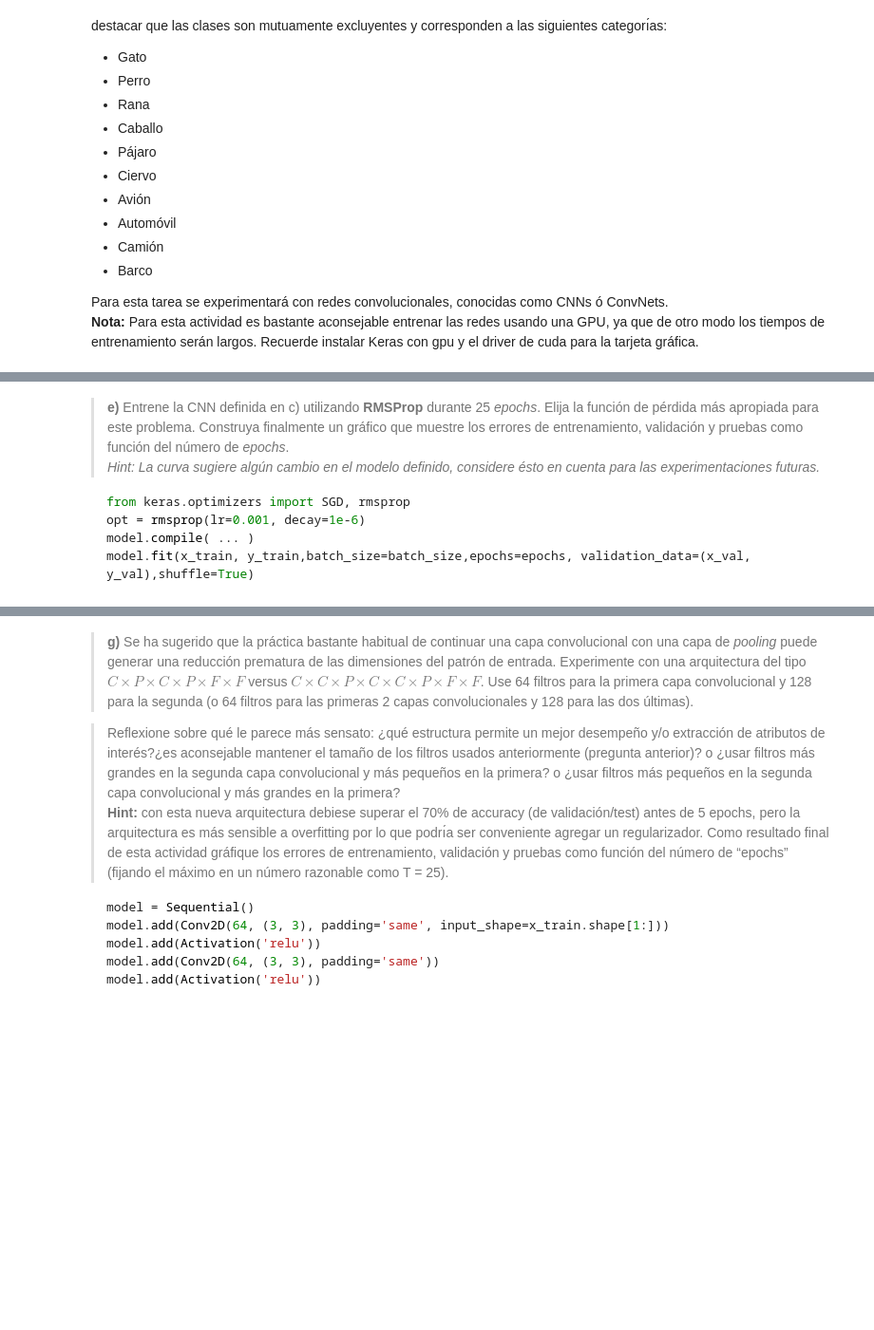
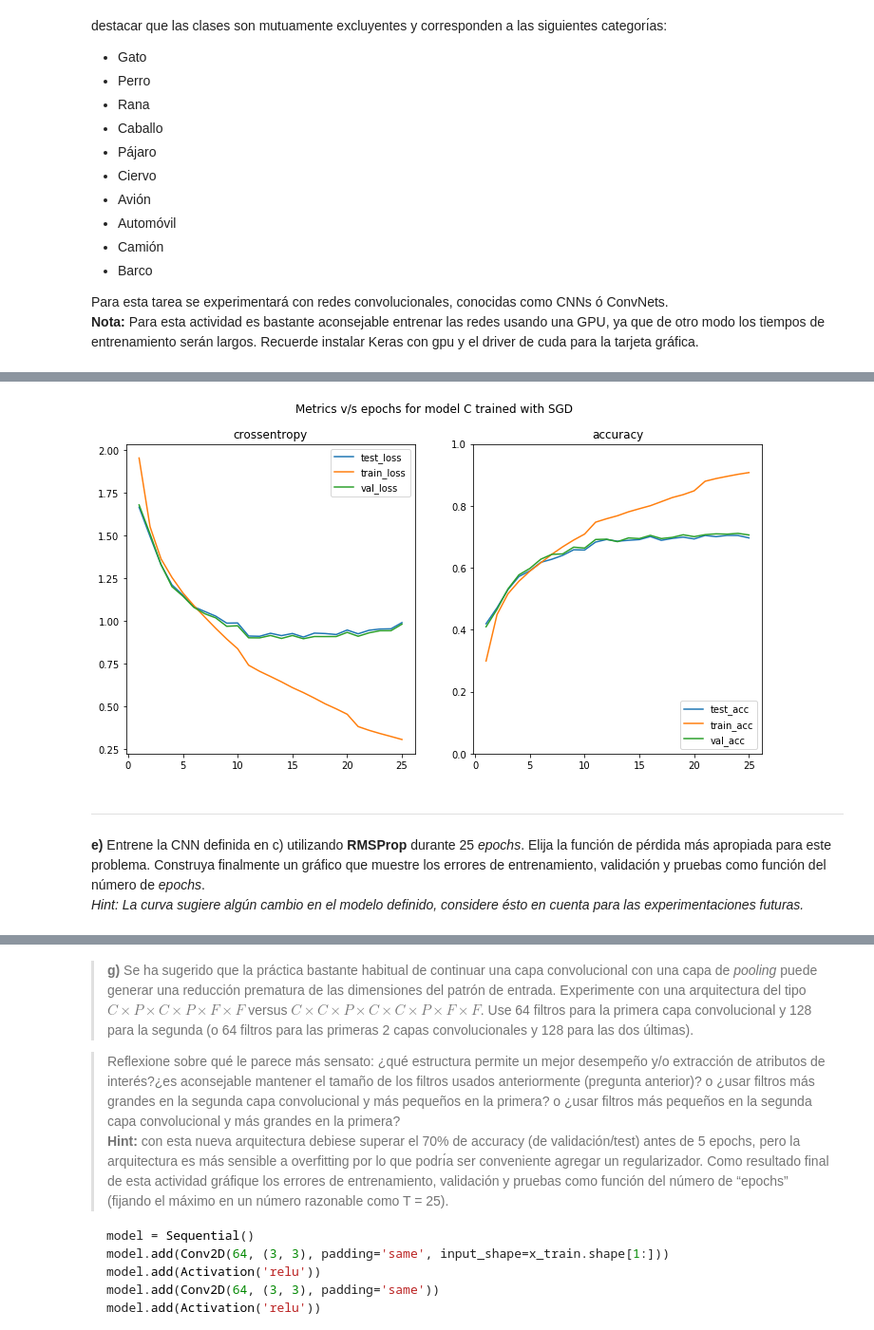
Before and after one commit to Autopawn/ann-tarea2, a Jupyter notebook: tarea2_parte1.ipynb, the cells around one changed output, grey strips where cells are left out. Shown: that part at 95% size. Saved outputs shown, nothing was run; the diff lists cells and outputs as text; code cells hidden in the pictures; blank space fills up the shorter version.

Commit message:
Donde up to 1e, and visualization.

````diff
--- a/tarea2_parte1.ipynb
+++ b/tarea2_parte1.ipynb
@@ -85,0 +161,36 @@ model.fit(x_train, y_train,batch_size=batch_size,epochs=epochs, validation_data=
+# %%
+# Callback for calculating and saving model evaluations
+class LossHistory(keras.callbacks.Callback):
+    def __init__(self,name,x,y,batch_size=32):
+        self.x = x
+        self.y = y
+        self.name = name
+        self.batch_size = batch_size
+
+    def on_epoch_end(self,batch,logs={}):
+        loss = self.model.evaluate(self.x,self.y,verbose=0,batch_size=self.batch_size)
+        logs[self.name] = loss
+# %%
+BATCH_SIZE = 32
+EPOCHS = 25
+# %%
+def step_decay(completed_epochs):
+    INITIAL_LR = 1e-3
+    lrate = INITIAL_LR*(0.5**(completed_epochs//10))
+    lrate = max(lrate,1e-5)
+    return lrate
+
+# Learning rate
+lrate_cb = keras.callbacks.LearningRateScheduler(step_decay)
+vloss_cb = LossHistory("val",x_va,y_va)
+tloss_cb = LossHistory("test",x_te,y_te)
+
+# SGD optimizer
+sgd_opt = keras.optimizers.SGD(lr=0.0,momentum=0.9,decay=0.0)
+# %%
+model = model_c()
+model.compile(optimizer=sgd_opt,loss='categorical_crossentropy',
+    metrics=['categorical_accuracy'])
+
+train_history_c = model.fit(x_tr,y_tr,batch_size=BATCH_SIZE,epochs=EPOCHS,
+    callbacks=[lrate_cb,vloss_cb,tloss_cb])
@@ -86,9 +215,9 @@ model.fit(x_train, y_train,batch_size=batch_size,epochs=epochs, validation_data=
+# %%
+plot_errors(separate_metrics(train_history_c.history),
+           name="model C trained with SGD")
+# %% [output]
+[figure, added]
 # %% [markdown]
-> **e)** Entrene la CNN definida en c) utilizando **RMSProp** durante 25 *epochs*. Elija la función de pérdida más apropiada para este problema. Construya finalmente un gráfico que muestre los errores de entrenamiento, validación y pruebas como función del número de *epochs*.
+----
+**e)** Entrene la CNN definida en c) utilizando **RMSProp** durante 25 *epochs*. Elija la función de pérdida más apropiada para este problema. Construya finalmente un gráfico que muestre los errores de entrenamiento, validación y pruebas como función del número de *epochs*.
 *Hint: La curva sugiere algún cambio en el modelo definido, considere ésto en cuenta para las experimentaciones futuras.*
-```python
-from keras.optimizers import SGD, rmsprop
-opt = rmsprop(lr=0.001, decay=1e-6)
-model.compile( ... )
-model.fit(x_train, y_train,batch_size=batch_size,epochs=epochs, validation_data=(x_val, y_val),shuffle=True)
-```
````
Also changed, not shown: parts of 25 cells of this notebook, 1 other file.
